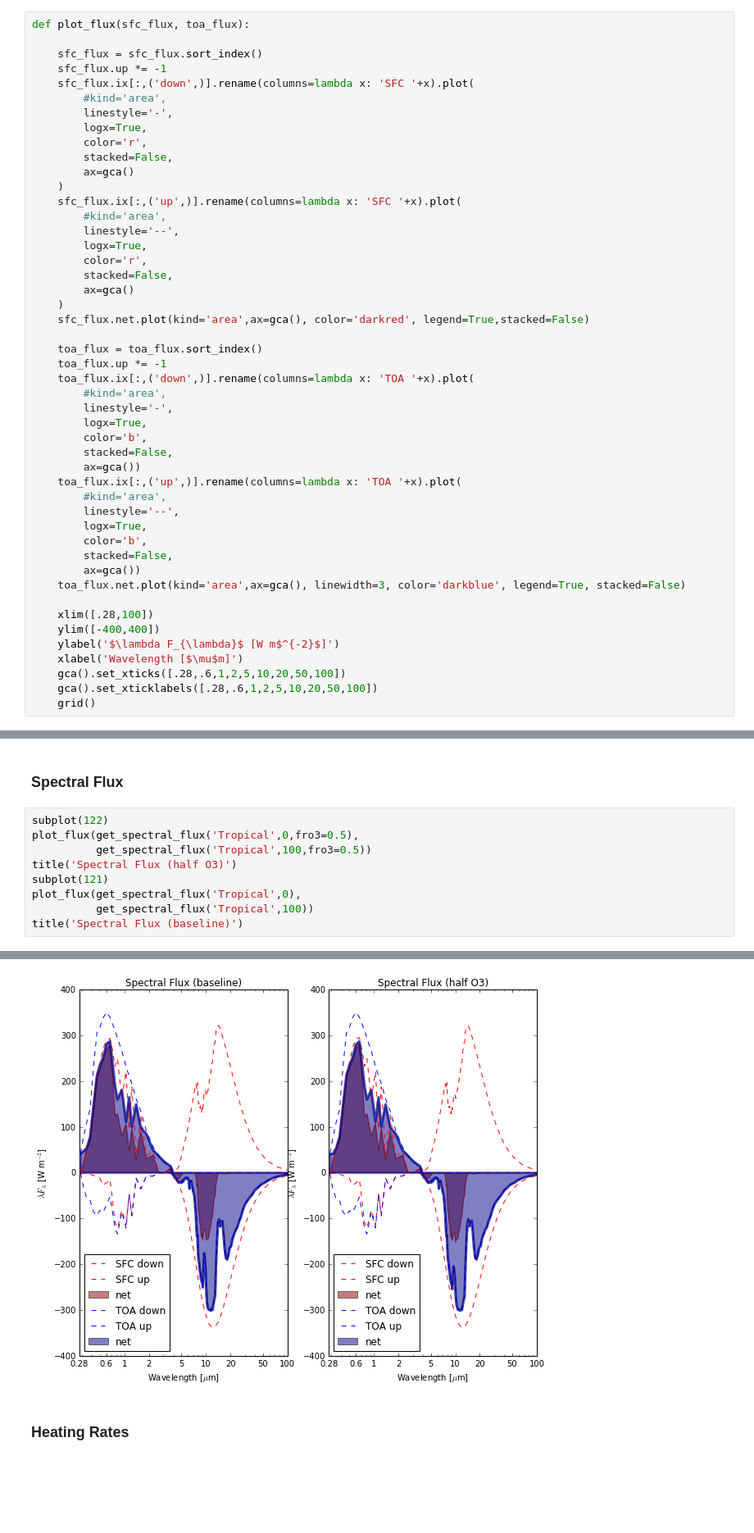
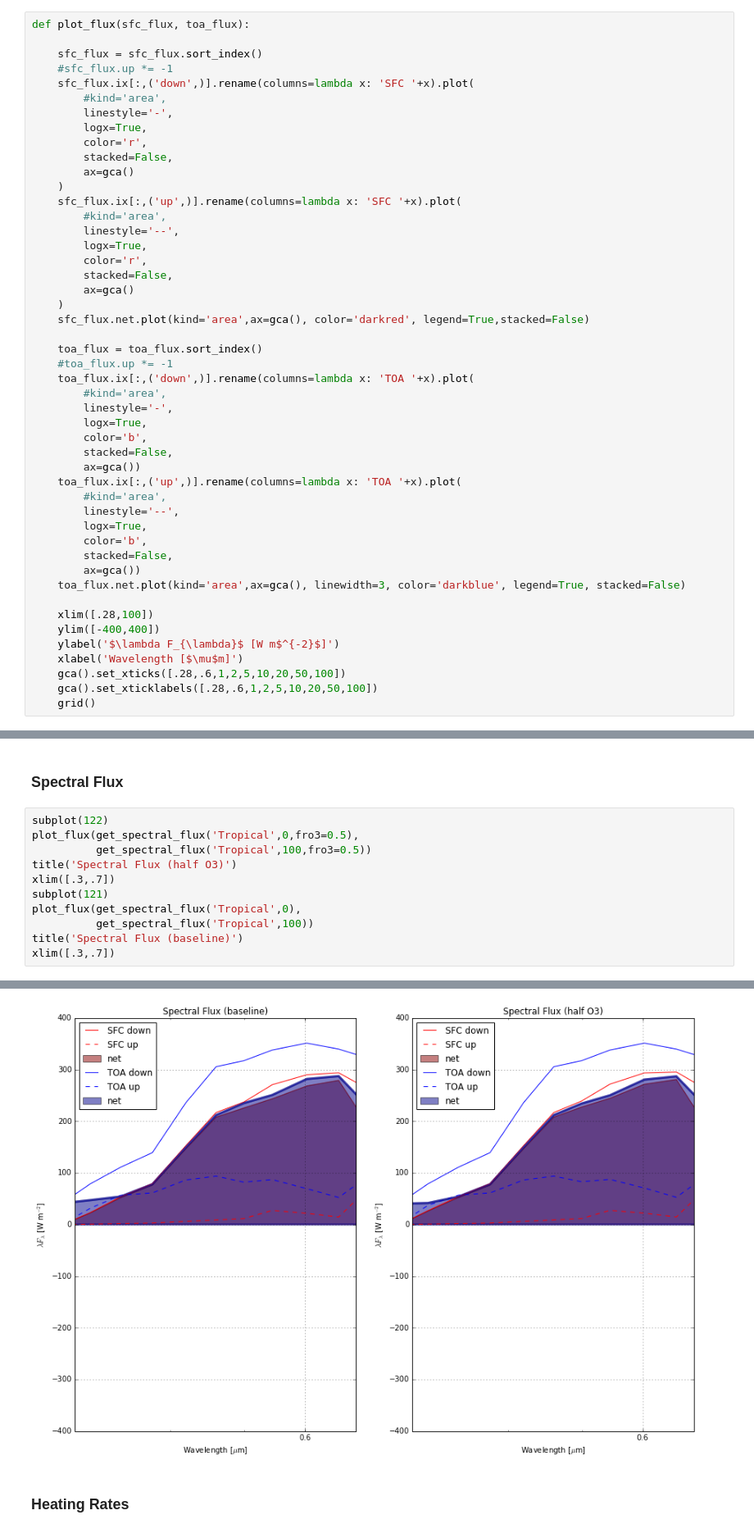
Before and after one commit to CodaP/streamer, a Jupyter notebook: Experiments.ipynb, the cells around one changed output, grey strips where cells are left out. Shown at 82% size. Cells and saved outputs as stored; diff of their text form; blank space fills up the shorter version.

```diff
--- a/Experiments.ipynb
+++ b/Experiments.ipynb
@@ -60,7 +61,7 @@ def get_spectral_flux(name, level, **user_settings):
 def plot_flux(sfc_flux, toa_flux):
 
     sfc_flux = sfc_flux.sort_index()
-    sfc_flux.up *= -1
+    #sfc_flux.up *= -1
     sfc_flux.ix[:,('down',)].rename(columns=lambda x: 'SFC '+x).plot(
         #kind='area',
         linestyle='-',
@@ -80,7 +81,7 @@ def plot_flux(sfc_flux, toa_flux):
     sfc_flux.net.plot(kind='area',ax=gca(), color='darkred', legend=True,stacked=False)
 
     toa_flux = toa_flux.sort_index()
-    toa_flux.up *= -1
+    #toa_flux.up *= -1
     toa_flux.ix[:,('down',)].rename(columns=lambda x: 'TOA '+x).plot(
         #kind='area',
         linestyle='-',
@@ -851,8 +882,10 @@ subplot(122)
 plot_flux(get_spectral_flux('Tropical',0,fro3=0.5),
           get_spectral_flux('Tropical',100,fro3=0.5))
 title('Spectral Flux (half O3)')
+xlim([.3,.7])
 subplot(121)
 plot_flux(get_spectral_flux('Tropical',0),
           get_spectral_flux('Tropical',100))
 title('Spectral Flux (baseline)')
+xlim([.3,.7])
 # %% [output]
@@ -860,4 +893,4 @@ title('Spectral Flux (baseline)')
-[figure, old version]
+[figure, new version]
 # %% [markdown]
 ### Heating Rates
 # %%
```
Also changed, not shown: parts of 16 cells of this notebook, 3 other files.
